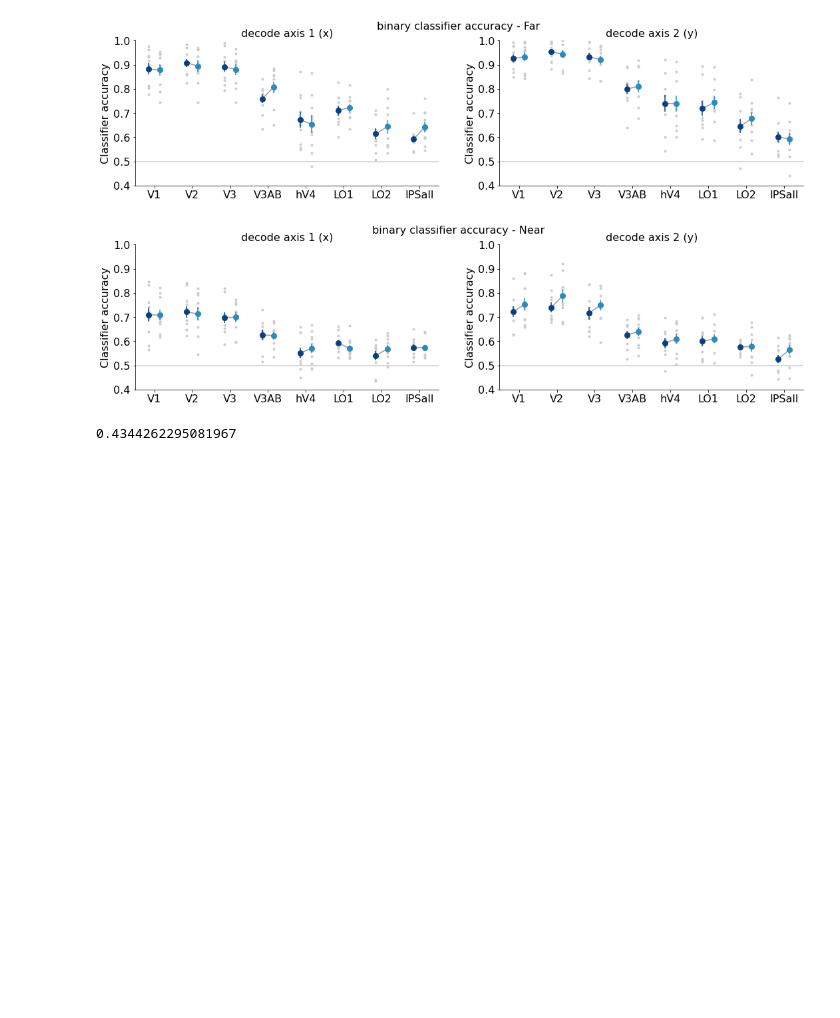
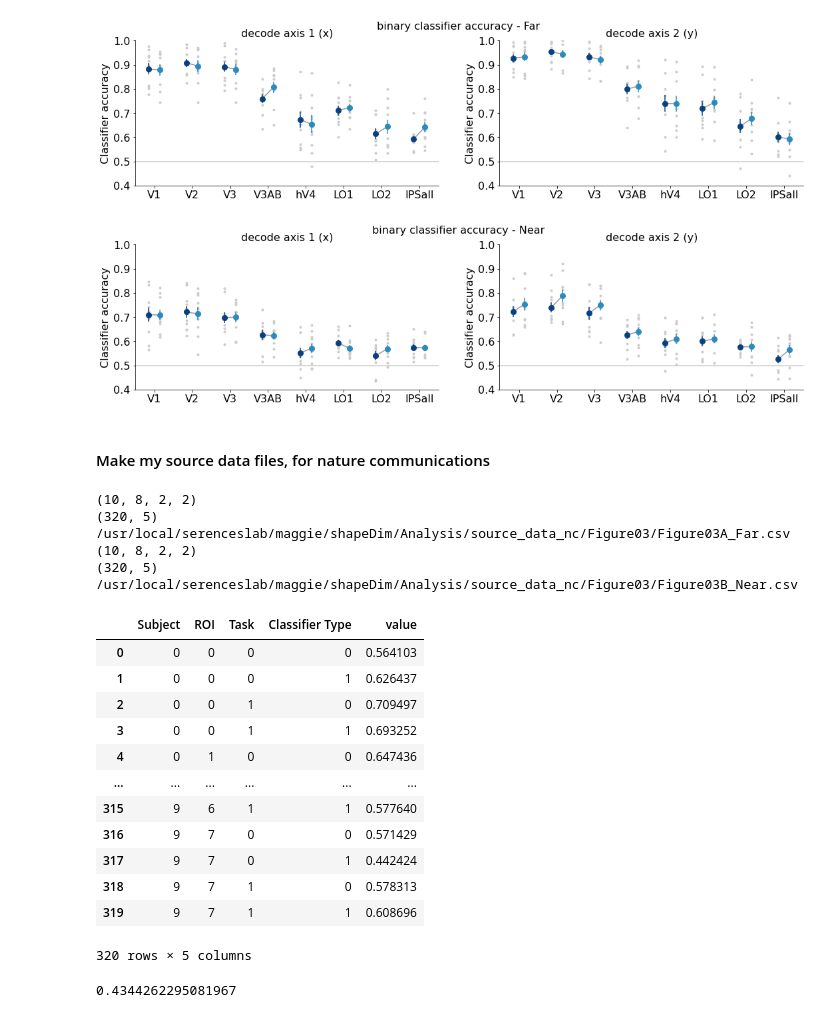
Before and after one commit to mmhenderson/shapeDim, a Jupyter notebook: Analysis/final_analyses_revision/Figure3_binaryacc_near_vs_far.ipynb, the cells around one changed output. Cells and saved outputs as stored; diff of their text form; code cells hidden in the pictures; blank space fills up the shorter version.

Commit message:
updating all notebooks during second revision round feb 2025. including adding code to save the source data files as csv.

```diff
--- a/Analysis/final_analyses_revision/Figure3_binaryacc_near_vs_far.ipynb
+++ b/Analysis/final_analyses_revision/Figure3_binaryacc_near_vs_far.ipynb
@@ -169,6 +169,53 @@ for avals, name in zip([acc_fartrials, acc_midtrials], \
 /usr/local/serenceslab/maggie/shapeDim/Analysis/figures/binary_acc_Near.pdf
 [figure]
 [figure]
+# %% [markdown]
+#### Make my source data files, for nature communications
+# %%
+source_data_folder = os.path.join(root, 'Analysis','source_data_nc','Figure03')
+if not os.path.exists(source_data_folder):
+    os.makedirs(source_data_folder)
+
+from code_utils import numpy_utils
+
+for avals, name, letter in zip([acc_fartrials, acc_midtrials], \
+                     ['Far','Near'], ['A','B']):
+
+    a = avals[:,:,0:2,:]
+    dim_labels = ['Subject','ROI','Task','Classifier Type']
+    print(a.shape)
+
+    # make it a single df array for CSV exporting.
+    source_df = numpy_utils.array_to_dataframe(a, dim_labels)
+    print(source_df.shape)
+
+    data_name = os.path.join(source_data_folder, 'Figure03%s_%s.csv'%(letter, name))
+
+    print(data_name)
+    source_df.to_csv(data_name)
+# %% [output]
+(10, 8, 2, 2)
+(320, 5)
+/usr/local/serenceslab/maggie/shapeDim/Analysis/source_data_nc/Figure03/Figure03A_Far.csv
+(10, 8, 2, 2)
+(320, 5)
+/usr/local/serenceslab/maggie/shapeDim/Analysis/source_data_nc/Figure03/Figure03B_Near.csv
+# %%
+source_df
+# %% [output]
+|  | Subject | ROI | Task | Classifier Type | value |
+| 0 | 0 | 0 | 0 | 0 | 0.564103 |
+| 1 | 0 | 0 | 0 | 1 | 0.626437 |
+| 2 | 0 | 0 | 1 | 0 | 0.709497 |
+| 3 | 0 | 0 | 1 | 1 | 0.693252 |
+| 4 | 0 | 1 | 0 | 0 | 0.647436 |
+| ... | ... | ... | ... | ... | ... |
+| 315 | 9 | 6 | 1 | 1 | 0.577640 |
+| 316 | 9 | 7 | 0 | 0 | 0.571429 |
+| 317 | 9 | 7 | 0 | 1 | 0.442424 |
+| 318 | 9 | 7 | 1 | 0 | 0.578313 |
+| 319 | 9 | 7 | 1 | 1 | 0.608696 |
+320 rows × 5 columns
 # %%
 np.min(avals)
 # %% [output]
```
Also changed, not shown: parts of 2 cells of this notebook, 6 other files.
